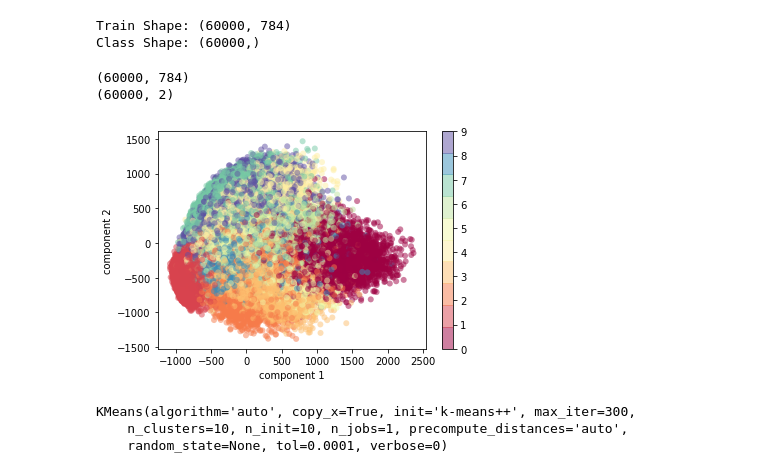
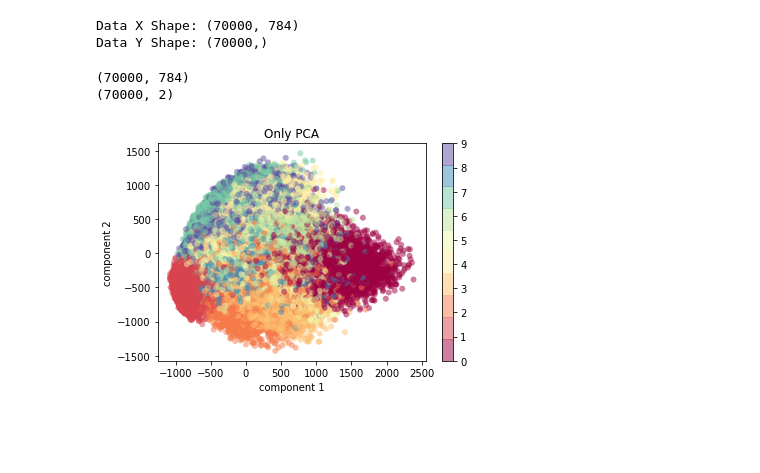
Before and after one commit to GTU-Projects/CSE455_MachineLearning_2018, a Jupyter notebook: HW4-kMeans-PCA/HW4_MEN_HASAN_131044009.ipynb, the cells around one changed output. Drawn from its saved outputs; the diff is of its cells as text; code cells hidden in the pictures; blank space fills up the shorter version.

```diff
--- a/HW4-kMeans-PCA/HW4_MEN_HASAN_131044009.ipynb
+++ b/HW4-kMeans-PCA/HW4_MEN_HASAN_131044009.ipynb
@@ -13,32 +30,30 @@ from keras.datasets import mnist
 # %%
 (x_train, y_train), (x_test, y_test) = mnist.load_data()
 x_train = x_train.reshape(x_train.shape[0], x_train.shape[1]* x_train.shape[2])
+x_test = x_test.reshape(x_test.shape[0], x_test.shape[1]* x_test.shape[2])
 
-print('Train Shape:',x_train.shape)
-print('Class Shape:',y_train.shape)
+x_data = np.concatenate((x_train, x_test))
+y_data = np.concatenate((y_train, y_test))
+print('Data X Shape:',x_data.shape)
+print('Data Y Shape:',y_data.shape)
 # %% [output]
-Train Shape: (60000, 784)
-Class Shape: (60000,)
+Data X Shape: (70000, 784)
+Data Y Shape: (70000,)
 # %%
 pca = PCA(2)  # project from 64 to 2 dimensions
-projected = pca.fit_transform(x_train)
-print(x_train.shape)
+projected = pca.fit_transform(x_data)
+print(x_data.shape)
 print(projected.shape)
 
 plt.scatter(projected[:, 0],projected[:, 1], #[0 for i in range(len(projected))]
-            c=y_train, edgecolor='none', alpha=0.5,
+            c=y_data, edgecolor='none', alpha=0.5,
             cmap=plt.cm.get_cmap('Spectral', 10))
+
+plt.title("Only PCA")
 plt.xlabel('component 1')
 plt.ylabel('component 2')
 plt.colorbar();
 # %% [output]
-(60000, 784)
-(60000, 2)
+(70000, 784)
+(70000, 2)
-[figure, old version]
+[figure, new version]
-# %%
-kmeans = KMeans(n_clusters=10)
-kmeans.fit(projected)
-# %% [output]
-KMeans(algorithm='auto', copy_x=True, init='k-means++', max_iter=300,
-    n_clusters=10, n_init=10, n_jobs=1, precompute_distances='auto',
-    random_state=None, tol=0.0001, verbose=0)
```
Also changed, not shown: parts of 9 cells of this notebook.
